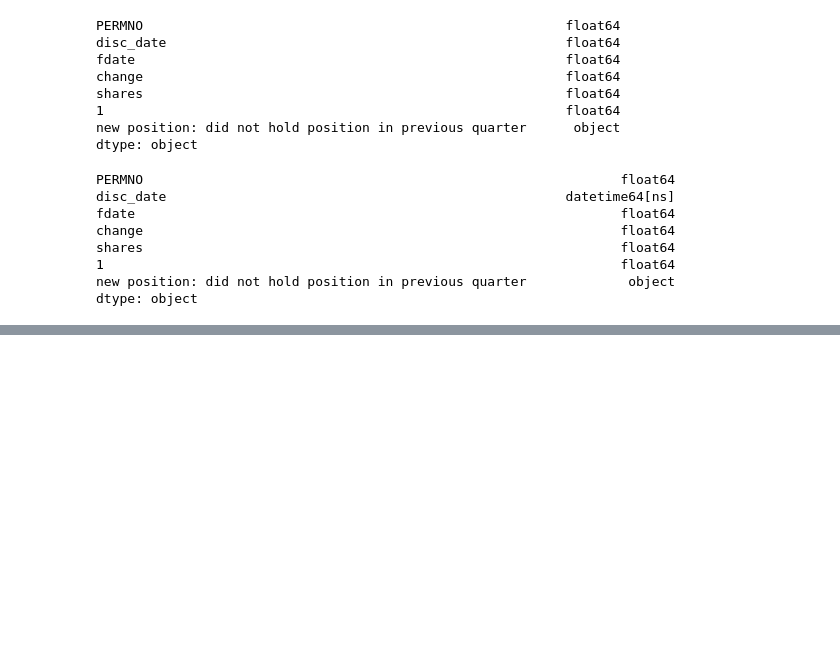
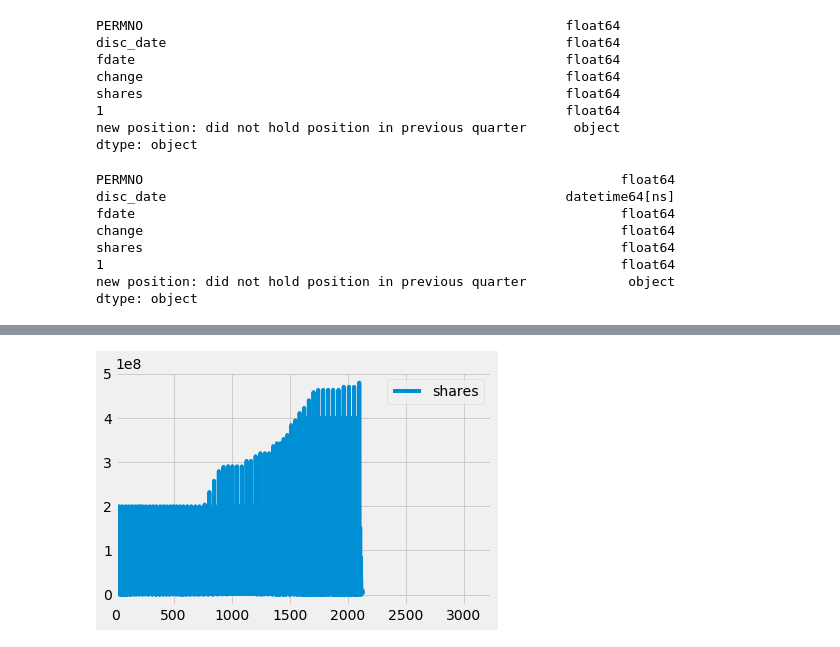
Before and after one commit to altice/PythonNotebooks, a Jupyter notebook: Berkshire_Test.ipynb, the cells around one changed output, grey strips where cells are left out. Saved outputs shown, nothing was run; the diff lists cells and outputs as text; code cells hidden in the pictures; blank space fills up the shorter version.

```diff
--- a/Berkshire_Test.ipynb
+++ b/Berkshire_Test.ipynb
@@ -96,0 +104,6 @@ berkshire.head()
+# %%
+berkshire['shares'].plot()
+plt.legend()
+plt.show()
+# %% [output]
+[figure, added]
```
Also changed, not shown: parts of 2 cells of this notebook.
